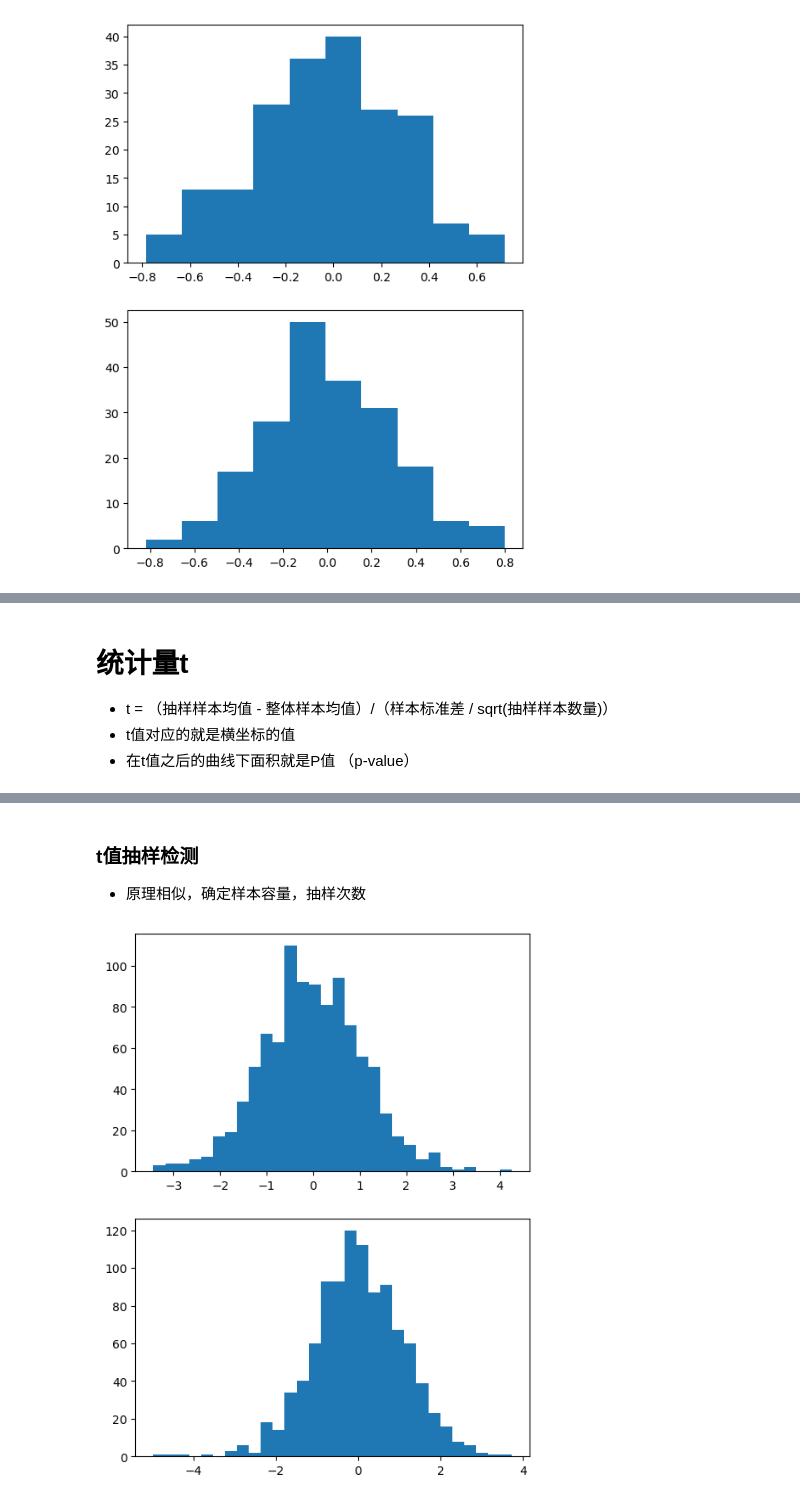
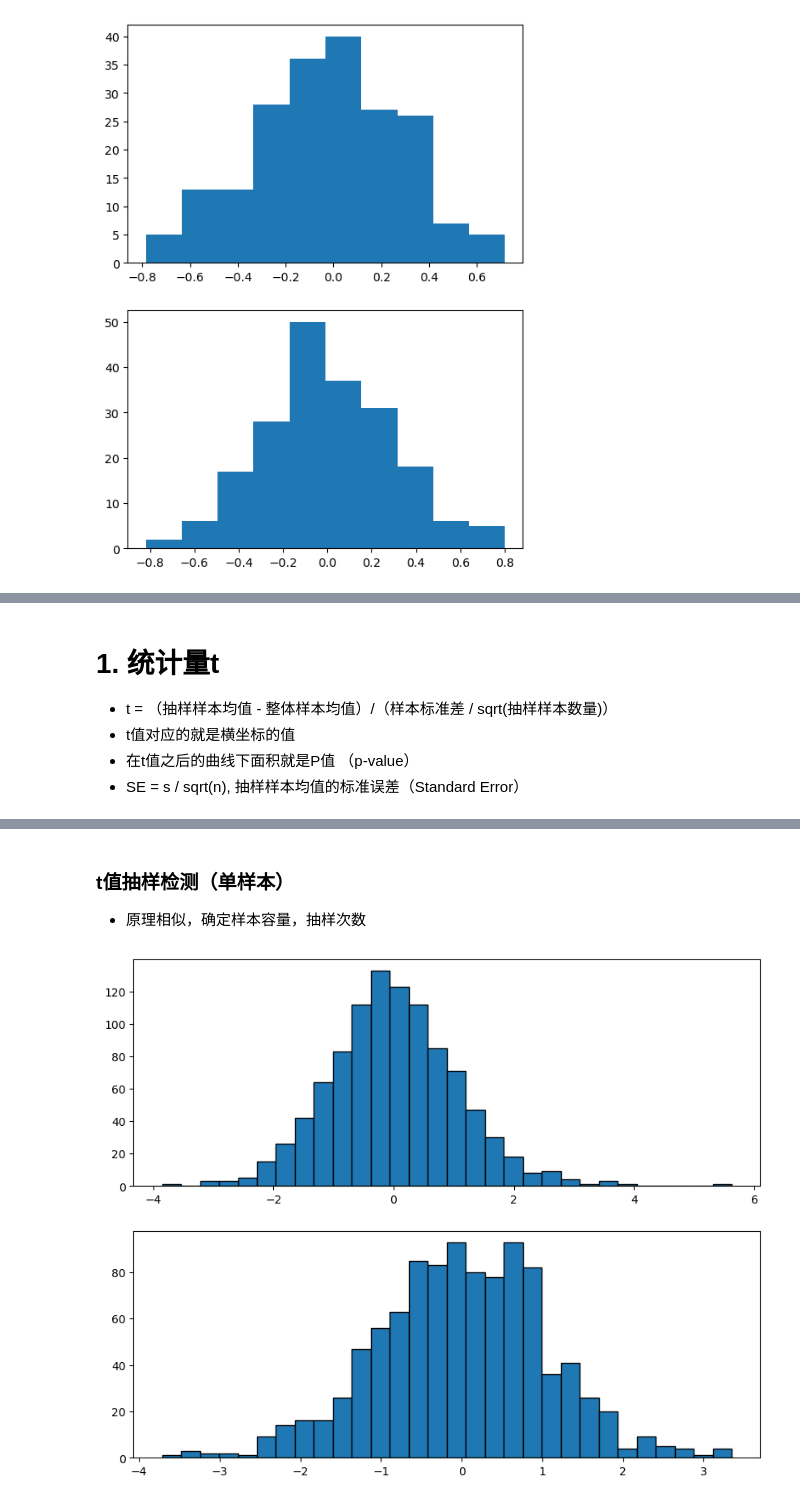
Before and after one commit to Lvseguiji/ZMJ_Whale_DS, a Jupyter notebook: Stats/03.Hypothesis_Testing.ipynb, the cells around one changed output, grey strips where cells are left out. Drawn from its saved outputs; the diff is of its cells as text; code cells hidden in the pictures.

```diff
--- a/Stats/03.Hypothesis_Testing.ipynb
+++ b/Stats/03.Hypothesis_Testing.ipynb
@@ -78,17 +84,18 @@ Image(url="WechatIMG33.png", width=300, height=300)
 # %% [output]
 [interactive output not drawn]
 # %% [markdown]
-# 统计量t
+# 1. 统计量t
 - t = （抽样样本均值 - 整体样本均值）/（样本标准差 / sqrt(抽样样本数量)）
 - t值对应的就是横坐标的值
 - 在t值之后的曲线下面积就是P值 （p-value）
+- SE = s / sqrt(n), 抽样样本均值的标准误差（Standard Error）
 # %%
 # t值
 Image(url="WechatIMG34.png", width=300, height=300)
 # %% [output]
 [interactive output not drawn]
 # %% [markdown]
-### t值抽样检测
+### t值抽样检测（单样本）
 - 原理相似，确定样本容量，抽样次数
 # %%
 # t值抽样检测
@@ -104,15 +111,15 @@ def t_val_sample_testing(data):
 # %%
 S_test1 = np.random.normal(30, 3, 1500).astype(int)
 S_test2 = np.random.normal(10, 2, 1500).astype(int)
 
-fig = plt.figure(figsize=(6,8))
+fig = plt.figure(figsize=(10,8))
 ax1 = fig.add_subplot(211)
 ax2 = fig.add_subplot(212)
-ax1.hist(t_val_sample_testing(S_test1),bins=30)
-ax2.hist(t_val_sample_testing(S_test2),bins=30)
+ax1.hist(t_val_sample_testing(S_test1),bins=30,edgecolor='black')
+ax2.hist(t_val_sample_testing(S_test2),bins=30,edgecolor='black')
 plt.show()
 # %% [output]
-[figure, old version]
+[figure, new version]
 # %%
 Image(url="WechatIMG35.jpeg", width=300, height=300)
 # %% [output]
```
Also changed, not shown: parts of 15 cells of this notebook, 6 other files.
